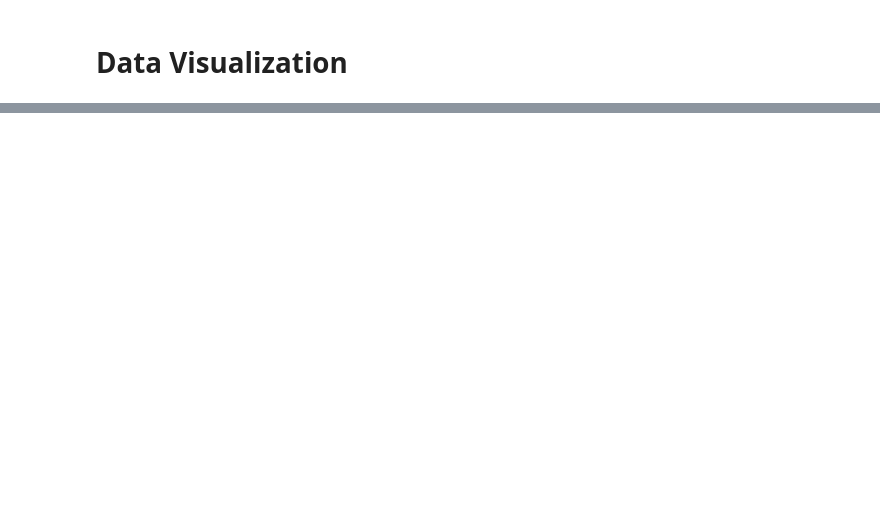
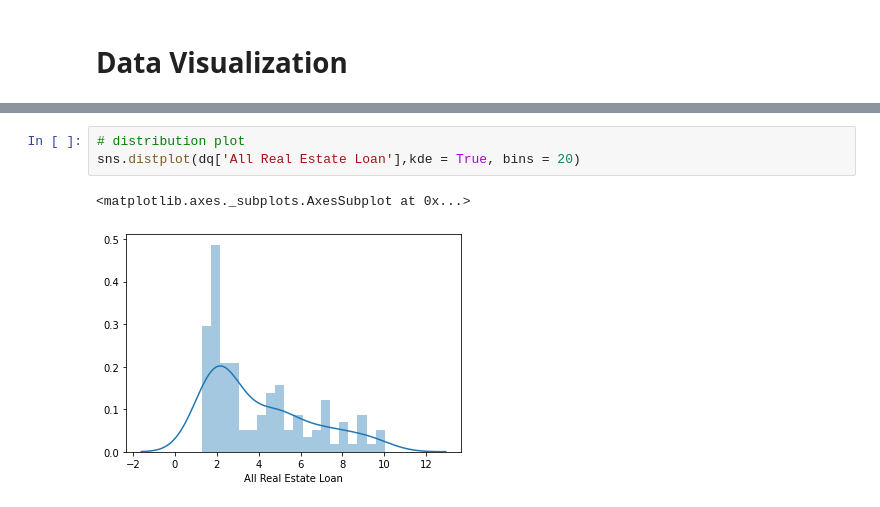
Before and after one commit to melodymeow/Mortgage_Defaut_Analysis, a Jupyter notebook: Melody_PYTH_225_Final_Project.ipynb, the cells around one changed output, grey strips where cells are left out. Drawn from its saved outputs; the diff is of its cells as text; blank space fills up the shorter version.

```diff
--- a/Melody_PYTH_225_Final_Project.ipynb
+++ b/Melody_PYTH_225_Final_Project.ipynb
@@ -279,0 +302,6 @@ ny_hpi_dq['30-89 days Delinq'].corr(ny_hpi_dq['HPI'])
+# %%
+# distribution plot
+sns.distplot(dq['All Real Estate Loan'],kde = True, bins = 20)
+# %% [output]
+<matplotlib.axes._subplots.AxesSubplot at 0x...>
+[figure, added]
```
Also changed, not shown: parts of 38 cells of this notebook.
